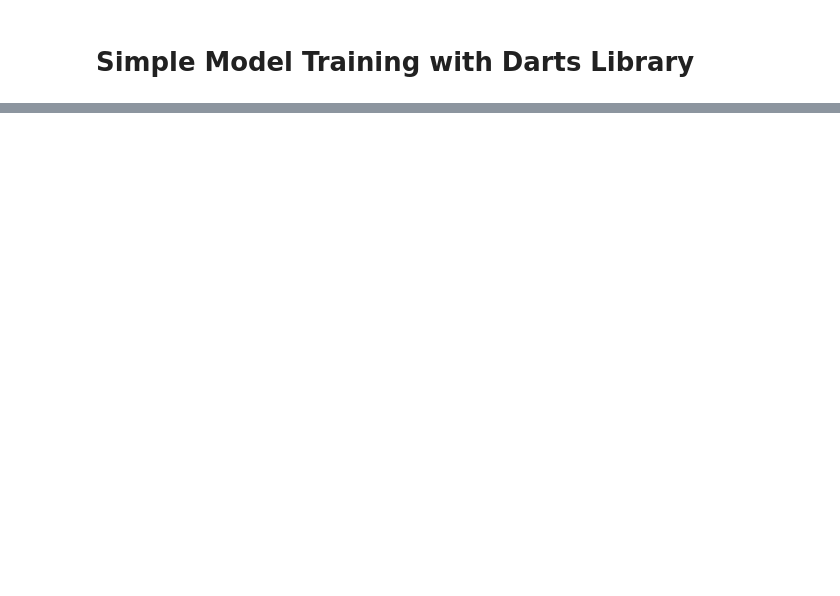
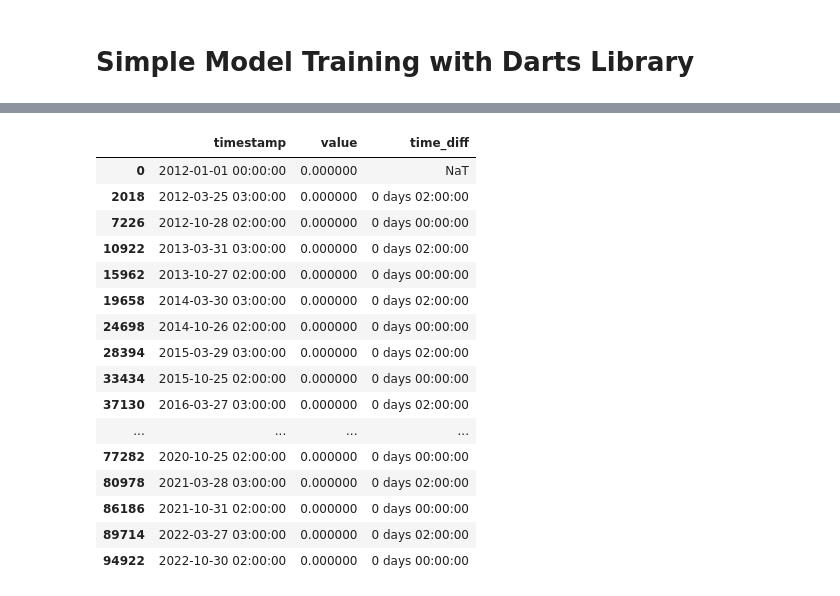
Before and after one commit to iffthomas/Axpo-Datathon-Challenge-2024, a Jupyter notebook: notebooks/spot_market.ipynb, the cells around one changed output, grey strips where cells are left out. Cells and saved outputs as stored; diff of their text form; code cells hidden in the pictures; blank space fills up the shorter version.

```diff
--- a/notebooks/spot_market.ipynb
+++ b/notebooks/spot_market.ipynb
@@ -42,4 +42,4 @@ def assemble_dataframe(time_start, time_end, config_file_path='../apiconfig.ini'
     ts = ch_total_prod_curve.get_data(data_from= time_start, data_to=time_end, frequency='h', function ="AVERAGE")
     return ts.to_pandas()
 # %%
-data = assemble_dataframe('2022-02-01', '2022-03-03')
+data = assemble_dataframe('2012-01-01', '2022-12-05')
@@ -46,6 +49,32 @@ data = assemble_dataframe('2022-02-01', '2022-03-03')
 # %%
 pd_dataframe = pd.DataFrame({'timestamp':data.index, 'value':data.values})
 pd_dataframe['timestamp'] = pd.to_datetime(pd_dataframe.timestamp).dt.tz_localize(None)
-series = TimeSeries.from_dataframe(pd_dataframe, "timestamp", "value")
 
-#localize tz from
+
+freq = pd.infer_freq(pd_dataframe['timestamp'])
+
+#find the gaps in the timestep data column where the frequency is not hourly
+pd_dataframe['time_diff'] = pd_dataframe['timestamp'].diff()
+# %%
+pd_dataframe["time_diff"]
+
+#find the gaps where time diff is not hourly
+pd_dataframe[pd_dataframe["time_diff"] != pd.Timedelta('0 days 01:00:00')]
+# %% [output]
+|  | timestamp | value | time_diff |
+| 0 | 2012-01-01 00:00:00 | 0.000000 | NaT |
+| 2018 | 2012-03-25 03:00:00 | 0.000000 | 0 days 02:00:00 |
+| 7226 | 2012-10-28 02:00:00 | 0.000000 | 0 days 00:00:00 |
+| 10922 | 2013-03-31 03:00:00 | 0.000000 | 0 days 02:00:00 |
+| 15962 | 2013-10-27 02:00:00 | 0.000000 | 0 days 00:00:00 |
+| 19658 | 2014-03-30 03:00:00 | 0.000000 | 0 days 02:00:00 |
+| 24698 | 2014-10-26 02:00:00 | 0.000000 | 0 days 00:00:00 |
+| 28394 | 2015-03-29 03:00:00 | 0.000000 | 0 days 02:00:00 |
+| 33434 | 2015-10-25 02:00:00 | 0.000000 | 0 days 00:00:00 |
+| 37130 | 2016-03-27 03:00:00 | 0.000000 | 0 days 02:00:00 |
+| ... | ... | ... | ... |
+| 77282 | 2020-10-25 02:00:00 | 0.000000 | 0 days 00:00:00 |
+| 80978 | 2021-03-28 03:00:00 | 0.000000 | 0 days 02:00:00 |
+| 86186 | 2021-10-31 02:00:00 | 0.000000 | 0 days 00:00:00 |
+| 89714 | 2022-03-27 03:00:00 | 0.000000 | 0 days 02:00:00 |
+| 94922 | 2022-10-30 02:00:00 | 0.000000 | 0 days 00:00:00 |
```
Also changed, not shown: parts of 4 cells of this notebook.
